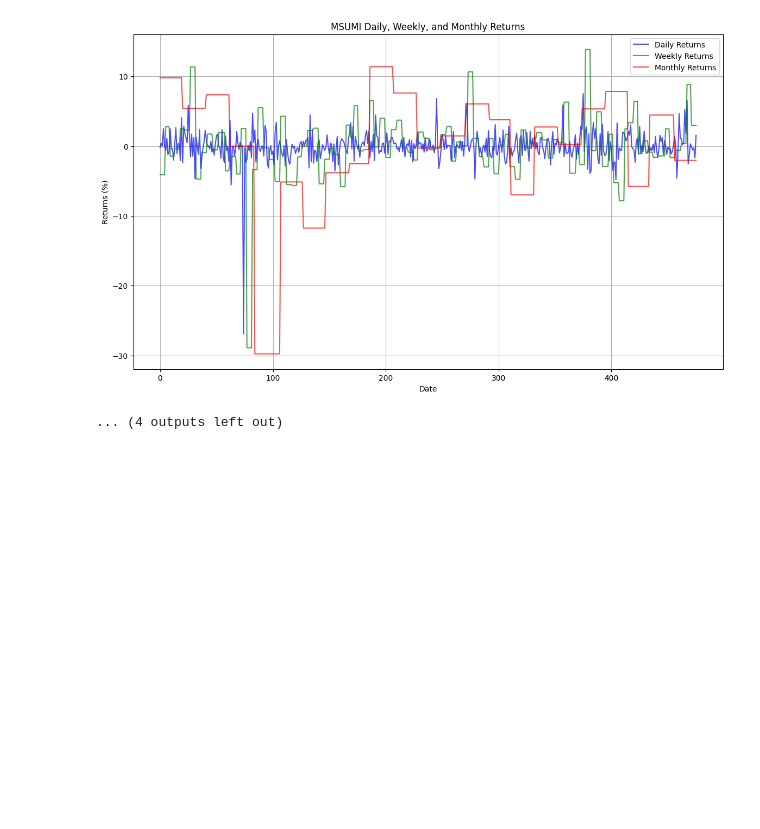
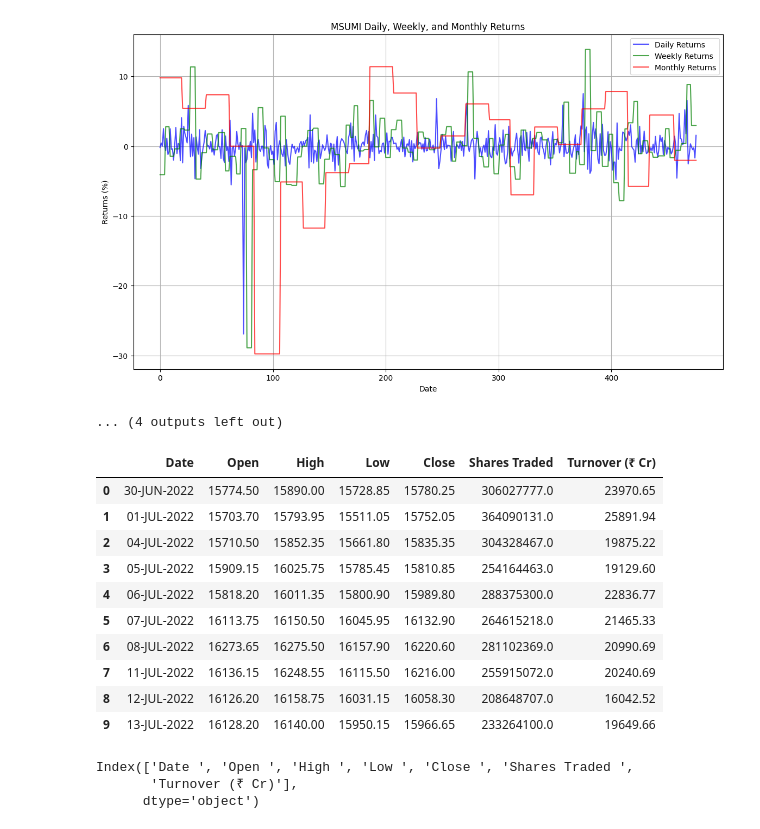
Before and after one commit to vaisour19/DRM-project, a Jupyter notebook: test.ipynb, the cells around one changed output. Drawn from its saved outputs; the diff is of its cells as text; code cells hidden in the pictures; blank space fills up the shorter version.

```diff
--- a/test.ipynb
+++ b/test.ipynb
@@ -129,3 +129,28 @@ for symbol in symbols:
 4  2022-08-05      0.000000      -4.094293        9.801136
 [figure]
 ... (4 outputs left out)
+# %%
+data_nifty_1 = pd.read_csv('NIFTY 50-30-06-2022-to-29-06-2023.csv')
+data_nifty_2 = pd.read_csv('NIFTY 50-30-06-2023-to-30-06-2024.csv')
+
+frames_1 = [data_nifty_1 , data_nifty_2]
+merged_nifty = pd.concat(frames_1)
+merged_nifty.head(10)
+# %% [output]
+|  | Date | Open | High | Low | Close | Shares Traded | Turnover (₹ Cr) |
+| 0 | 30-JUN-2022 | 15774.50 | 15890.00 | 15728.85 | 15780.25 | 306027777.0 | 23970.65 |
+| 1 | 01-JUL-2022 | 15703.70 | 15793.95 | 15511.05 | 15752.05 | 364090131.0 | 25891.94 |
+| 2 | 04-JUL-2022 | 15710.50 | 15852.35 | 15661.80 | 15835.35 | 304328467.0 | 19875.22 |
+| 3 | 05-JUL-2022 | 15909.15 | 16025.75 | 15785.45 | 15810.85 | 254164463.0 | 19129.60 |
+| 4 | 06-JUL-2022 | 15818.20 | 16011.35 | 15800.90 | 15989.80 | 288375300.0 | 22836.77 |
+| 5 | 07-JUL-2022 | 16113.75 | 16150.50 | 16045.95 | 16132.90 | 264615218.0 | 21465.33 |
+| 6 | 08-JUL-2022 | 16273.65 | 16275.50 | 16157.90 | 16220.60 | 281102369.0 | 20990.69 |
+| 7 | 11-JUL-2022 | 16136.15 | 16248.55 | 16115.50 | 16216.00 | 255915072.0 | 20240.69 |
+| 8 | 12-JUL-2022 | 16126.20 | 16158.75 | 16031.15 | 16058.30 | 208648707.0 | 16042.52 |
+| 9 | 13-JUL-2022 | 16128.20 | 16140.00 | 15950.15 | 15966.65 | 233264100.0 | 19649.66 |
+# %%
+merged_nifty.columns
+# %% [output]
+Index(['Date ', 'Open ', 'High ', 'Low ', 'Close ', 'Shares Traded ',
+       'Turnover (₹ Cr)'],
+      dtype='object')
```
Also changed, not shown: parts of 2 cells of this notebook.
